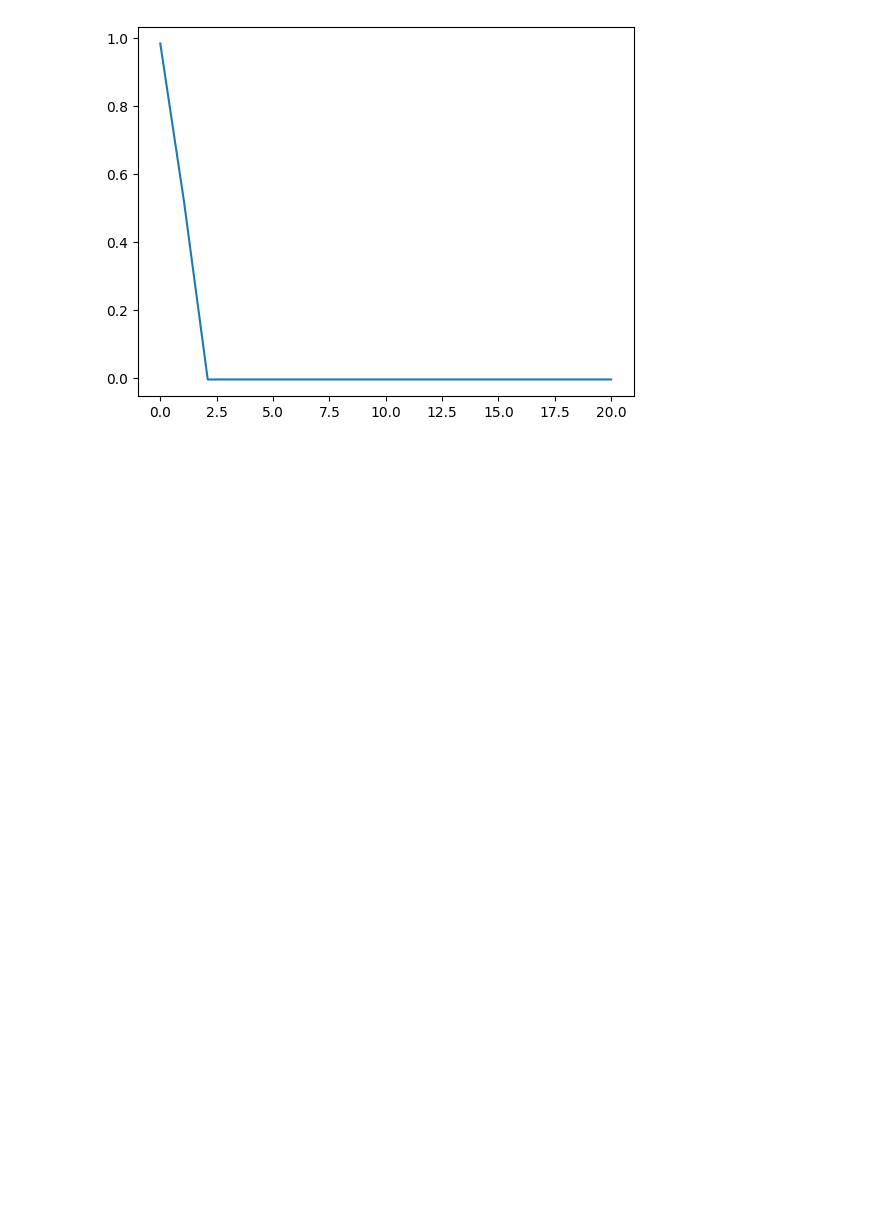
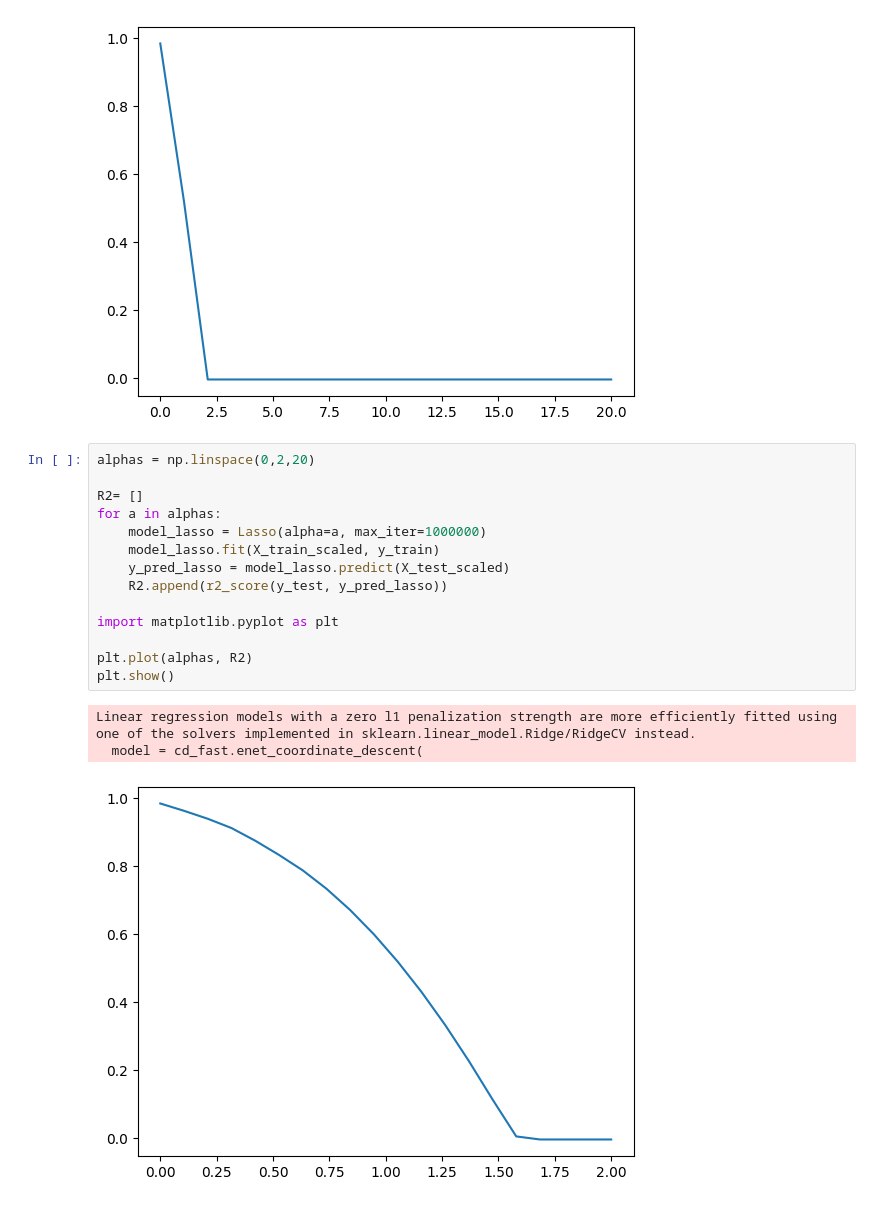
Before and after one commit to scontrerasr/regularized_linear, a Jupyter notebook: src/explore.ipynb, the cells around one changed output. Cells and saved outputs as stored; diff of their text form; blank space fills up the shorter version.

```diff
--- a/src/explore.ipynb
+++ b/src/explore.ipynb
@@ -211,3 +211,21 @@ plt.show()
 Linear regression models with a zero l1 penalization strength are more efficiently fitted using one of the solvers implemented in sklearn.linear_model.Ridge/RidgeCV instead.
   model = cd_fast.enet_coordinate_descent(
 [figure]
+# %%
+alphas = np.linspace(0,2,20)
+
+R2= []
+for a in alphas:
+    model_lasso = Lasso(alpha=a, max_iter=1000000)
+    model_lasso.fit(X_train_scaled, y_train)
+    y_pred_lasso = model_lasso.predict(X_test_scaled)
+    R2.append(r2_score(y_test, y_pred_lasso))
+
+import matplotlib.pyplot as plt
+
+plt.plot(alphas, R2)
+plt.show()
+# %% [output]
+Linear regression models with a zero l1 penalization strength are more efficiently fitted using one of the solvers implemented in sklearn.linear_model.Ridge/RidgeCV instead.
+  model = cd_fast.enet_coordinate_descent(
+[figure, added]
```
